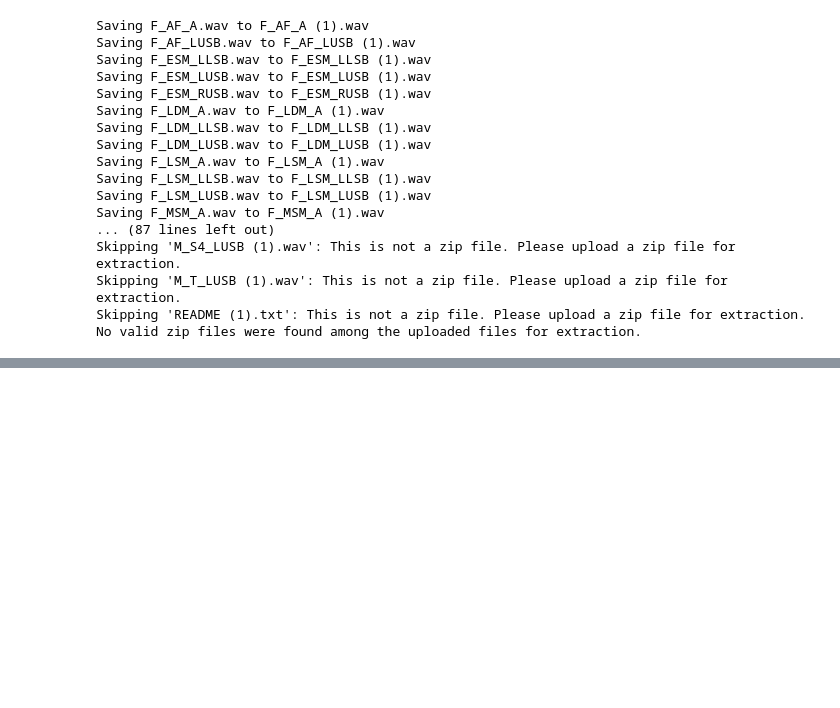
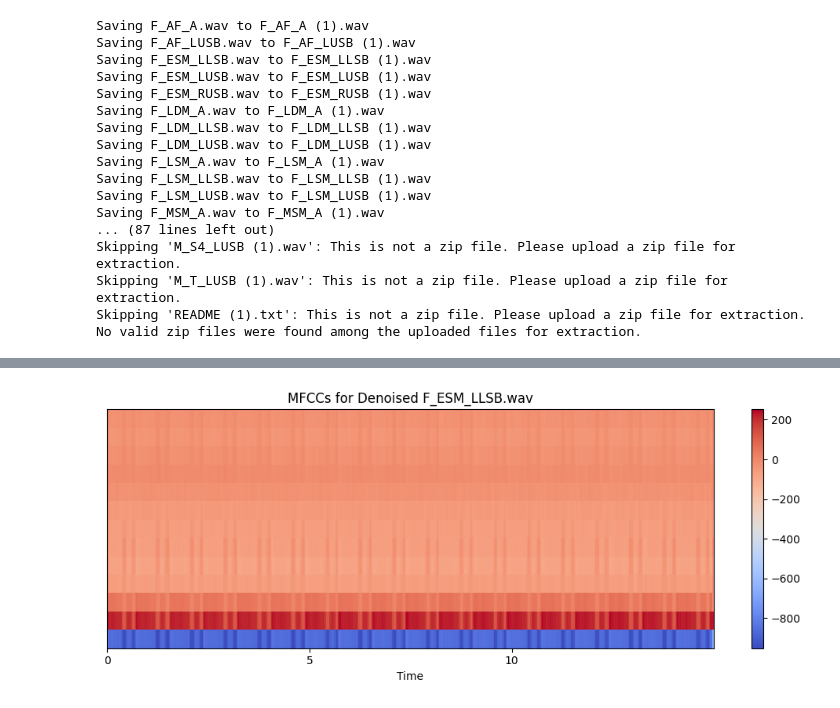
Before and after one commit to shatisvigian/Big-Data-learning-Train-Scheduling, a Jupyter notebook: Multilabelling_of_heart_sound_BUET_Dataset.ipynb, the cells around one changed output, grey strips where cells are left out. Drawn from its saved outputs; the diff is of its cells as text; code cells hidden in the pictures; blank space fills up the shorter version.

```diff
--- a/Multilabelling_of_heart_sound_BUET_Dataset.ipynb
+++ b/Multilabelling_of_heart_sound_BUET_Dataset.ipynb
@@ -65,0 +77,14 @@ No valid zip files were found among the uploaded files for extraction.
+# %%
+import os
+
+# Install librosa library
+!pip install librosa -q
+
+# List all files in the /content/ directory
+all_files = os.listdir('/content/')
+
+# Filter for .wav files
+wav_files = [f for f in all_files if f.endswith('.wav')]
+
+print(f"Found {len(wav_files)} WAV files:")
+print(wav_files[:5]) # Print first 5 for brevity
@@ -65,0 +204,18 @@ No valid zip files were found among the uploaded files for extraction.
+# %%
+import matplotlib.pyplot as plt
+
+if processed_audio_data:
+    # Get the first processed file for visualization
+    first_file_name = list(processed_audio_data.keys())[0]
+    first_file_mfccs = processed_audio_data[first_file_name]['mfccs']
+
+    plt.figure(figsize=(10, 4))
+    librosa.display.specshow(first_file_mfccs, x_axis='time', sr=sr)
+    plt.colorbar()
+    plt.title(f'MFCCs for Denoised {first_file_name}')
+    plt.tight_layout()
+    plt.show()
+else:
+    print("No audio data was processed to visualize MFCCs.")
+# %% [output]
+[figure, added]
```
Also changed, not shown: parts of 13 cells of this notebook.
